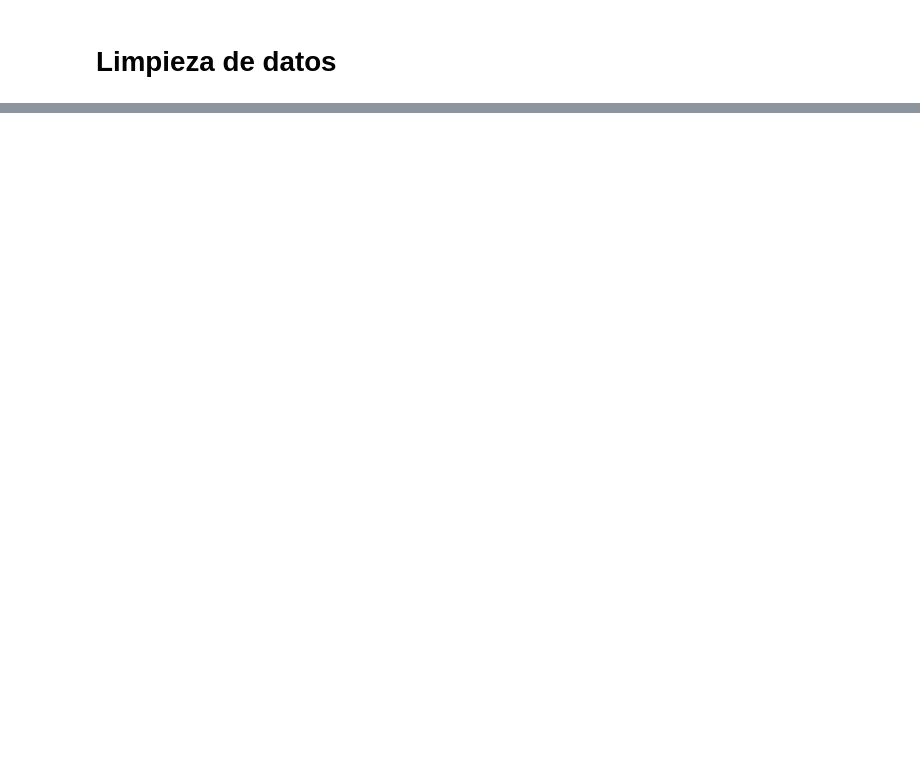
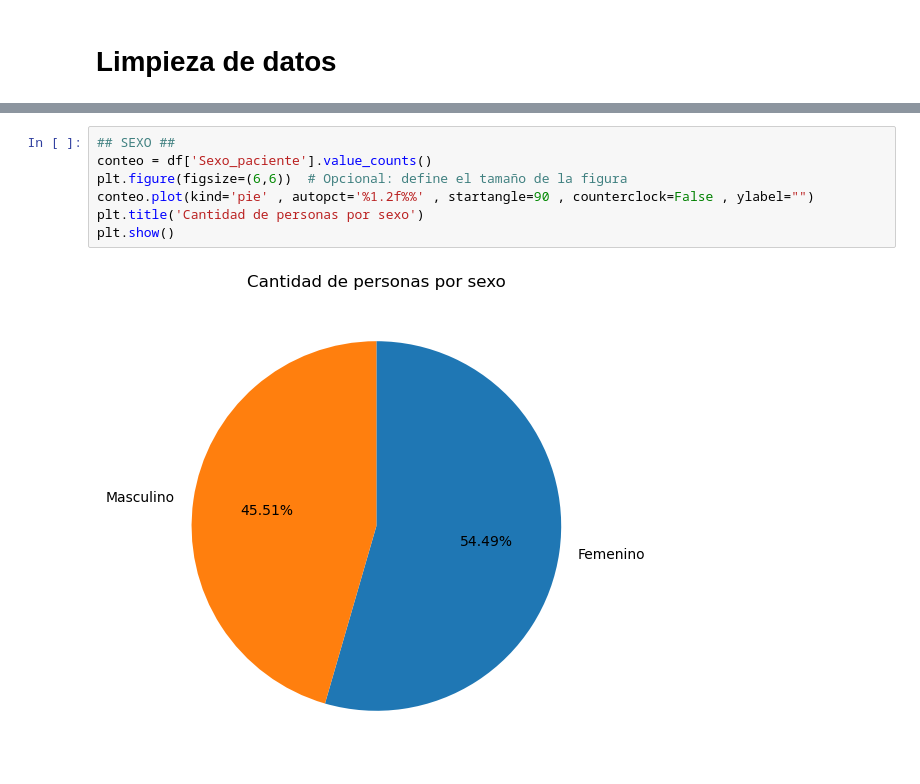
Before and after one commit to RisingNP/Proyecto_Final_Talento_Tech, a Jupyter notebook: codigo.ipynb, the cells around one changed output, grey strips where cells are left out. Drawn from its saved outputs; the diff is of its cells as text; blank space fills up the shorter version.

```diff
--- a/codigo.ipynb
+++ b/codigo.ipynb
@@ -103,0 +175,9 @@ print(Df.head())
+# %%
+## SEXO ##
+conteo = df['Sexo_paciente'].value_counts()
+plt.figure(figsize=(6,6))  # Opcional: define el tamaño de la figura
+conteo.plot(kind='pie' , autopct='%1.2f%%' , startangle=90 , counterclock=False , ylabel="")
+plt.title('Cantidad de personas por sexo')
+plt.show()
+# %% [output]
+[figure, added]
```
Also changed, not shown: parts of 9 cells of this notebook.
